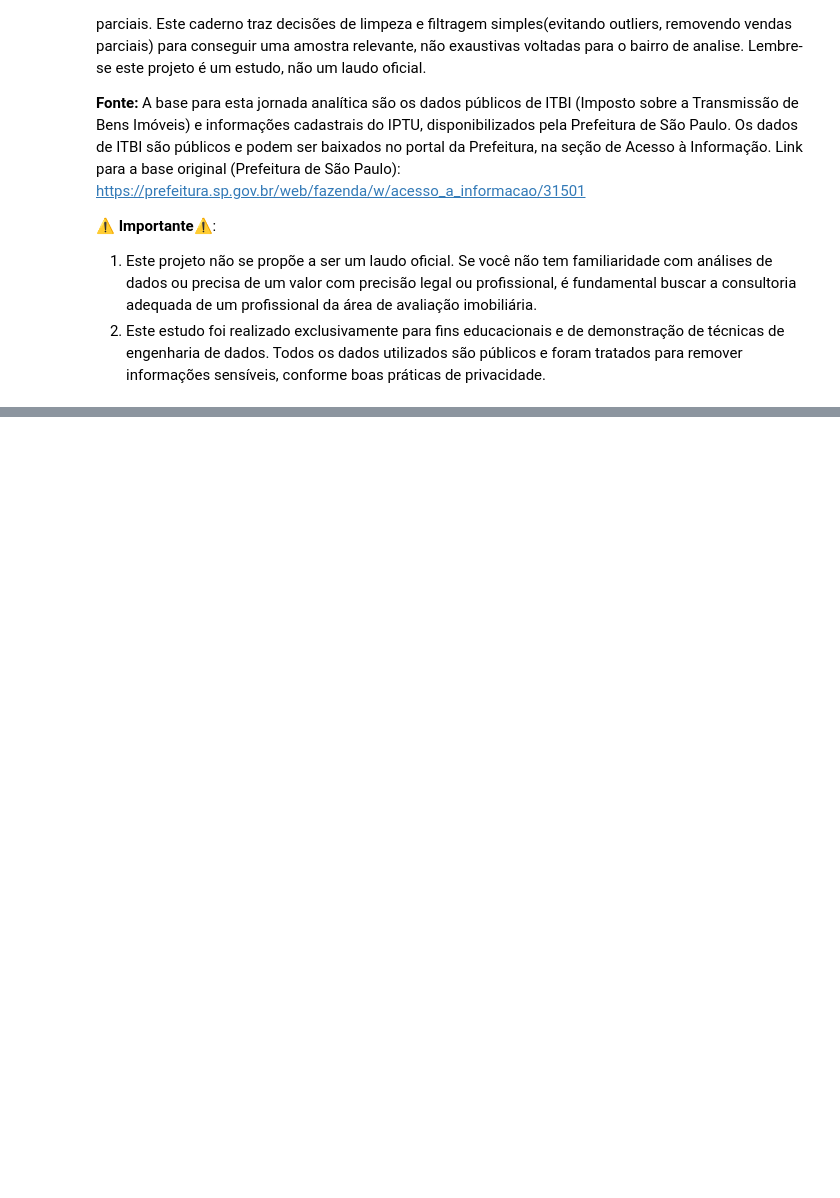
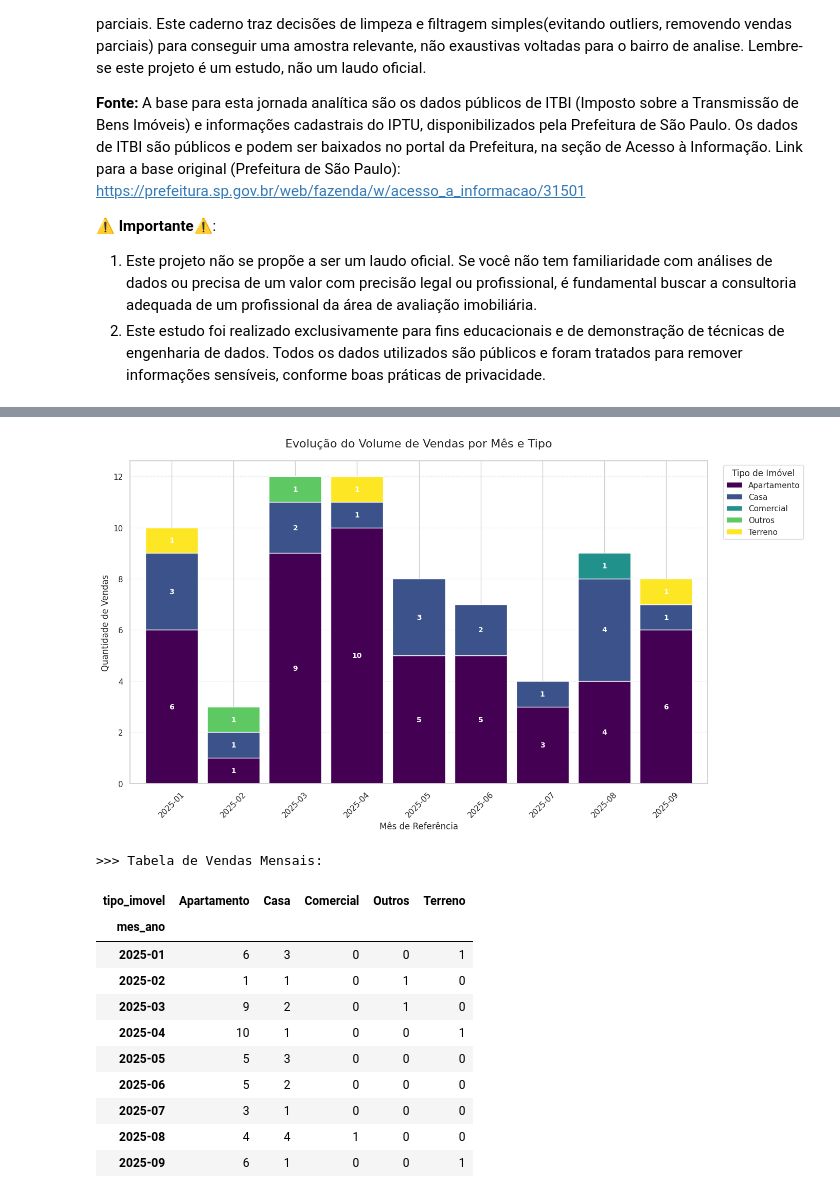
Before and after one commit to danrosenfe/itbi-data-science-project, a Jupyter notebook: notebooks/itbi-data-science-project.ipynb, the cells around one changed output, grey strips where cells are left out. Saved outputs shown, nothing was run; the diff lists cells and outputs as text; code cells hidden in the pictures; blank space fills up the shorter version.

Commit message:
vendas por periodo add

```diff
--- a/notebooks/itbi-data-science-project.ipynb
+++ b/notebooks/itbi-data-science-project.ipynb
@@ -596,3 +691,79 @@ analisar_safra(df_analise)
+# %%
+# ==============================================================================
+# VISUALIZAÇÃO: EVOLUÇÃO MENSAL DE VENDAS (EMPILHADO POR TIPO)
+#
+# O QUE FAZ:
+# 1. Agrupa as vendas por Mês e Tipo de Imóvel.
+# 2. Gera um gráfico de barras empilhadas para mostrar o volume total e a proporção.
+# 3. Adiciona rótulos de dados para facilitar a leitura.
+# ==============================================================================
+
+import matplotlib.pyplot as plt
+import pandas as pd
+
+def plotar_evolucao_vendas_empilhada(df):
+    # Garante que a data está no formato correto
+    df_plot = df.copy()
+    df_plot['datadetransacao'] = pd.to_datetime(df_plot['datadetransacao'], errors='coerce')
+
+    # 1. Preparação dos Dados
+    # Cria coluna de Mês/Ano para ordenação cronológica
+    df_plot['mes_ano'] = df_plot['datadetransacao'].dt.to_period('M')
+
+    # Pivota os dados: Linhas=Meses, Colunas=Tipos, Valores=Contagem
+    vendas_mes_tipo = df_plot.groupby(['mes_ano', 'tipo_imovel']).size().unstack(fill_value=0)
+
+    if vendas_mes_tipo.empty:
+        print("Não há dados suficientes para gerar o gráfico temporal.")
+        return
+
+    # 2. Plotagem (Barras Empilhadas)
+    ax = vendas_mes_tipo.plot(
+        kind='bar',
+        stacked=True,
+        figsize=(14, 8),
+        colormap='viridis',  # Paleta de cores moderna
+        edgecolor='white',   # Linha branca entre os blocos para destacar
+        width=0.85
+    )
+
+    # 3. Estilização
+    plt.title('Evolução do Volume de Vendas por Mês e Tipo', fontsize=16, pad=20)
+    plt.xlabel('Mês de Referência', fontsize=12)
+    plt.ylabel('Quantidade de Vendas', fontsize=12)
+    plt.xticks(rotation=45)
+    plt.legend(title='Tipo de Imóvel', bbox_to_anchor=(1.02, 1), loc='upper left')
+    plt.grid(axis='y', linestyle='--', alpha=0.3)
+
+    # 4. Rótulos de Dados (Números dentro das barras)
+    for container in ax.containers:
+        # Só mostra o número se houver vendas (>0) para não poluir
+        labels = [int(v) if v > 0 else '' for v in container.datavalues]
+        ax.bar_label(container, labels=labels, label_type='center', color='white', fontweight='bold', fontsize=10)
+
+    plt.tight_layout()
+    plt.show()
+
+    # Exibe a tabela crua logo abaixo para conferência
+    print("\n>>> Tabela de Vendas Mensais:")
+    display(vendas_mes_tipo)
+
+# Executa
+plotar_evolucao_vendas_empilhada(df_analise)
+# %% [output]
+[figure, added]
+>>> Tabela de Vendas Mensais:
+| tipo_imovel | Apartamento | Casa | Comercial | Outros | Terreno |
+| mes_ano |  |  |  |  |  |
+| 2025-01 | 6 | 3 | 0 | 0 | 1 |
+| 2025-02 | 1 | 1 | 0 | 1 | 0 |
+| 2025-03 | 9 | 2 | 0 | 1 | 0 |
+| 2025-04 | 10 | 1 | 0 | 0 | 1 |
+| 2025-05 | 5 | 3 | 0 | 0 | 0 |
+| 2025-06 | 5 | 2 | 0 | 0 | 0 |
+| 2025-07 | 3 | 1 | 0 | 0 | 0 |
+| 2025-08 | 4 | 4 | 1 | 0 | 0 |
+| 2025-09 | 6 | 1 | 0 | 0 | 1 |
 # %%
 # ==============================================================================
 # MAPA DE PREÇOS (DISPERSÃO GERAL)
```
Also changed, not shown: parts of 14 cells of this notebook.
